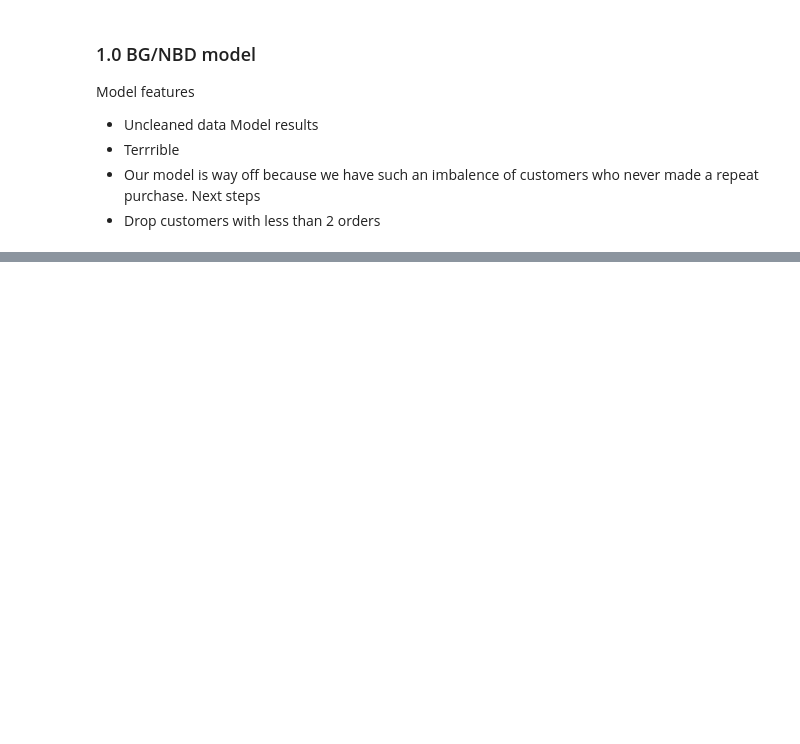
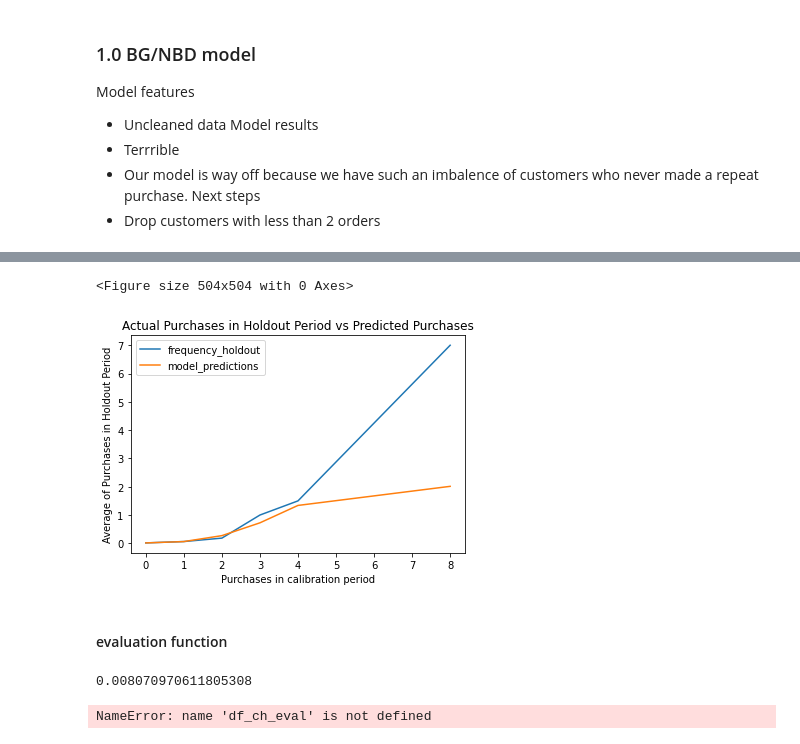
Before and after one commit to zander1268/custorama, a Jupyter notebook: bg_nbd_modeling.ipynb, the cells around one changed output, grey strips where cells are left out. Cells and saved outputs as stored; diff of their text form; code cells hidden in the pictures; blank space fills up the shorter version.

```diff
--- a/bg_nbd_modeling.ipynb
+++ b/bg_nbd_modeling.ipynb
@@ -161,0 +288,9 @@ plot_calibration_purchases_vs_holdout_purchases(bgf, df_ch)
+# %%
+# testing: predicted vs actual purchases in holdout period
+fig = plt.figure(figsize=(7, 7))
+plot_calibration_purchases_vs_holdout_purchases(bgf, df_ch);
+# %% [output]
+<Figure size 504x504 with 0 Axes>
+[figure, added]
+# %% [markdown]
+#### evaluation function
@@ -161,0 +306,19 @@ plot_calibration_purchases_vs_holdout_purchases(bgf, df_ch)
+# %%
+samp_cust_pred_trans(df_ch=df_ch,sample_customer_id='0000f46a3911fa3c0805444483337064',eval_period=240)
+# %% [output]
+0.008070970611805308
+# %%
+# transactions in the eval period, equals frequency_holdout + 1
+df_ch_eval
+df_ch_eval["n_transactions_holdout_real"] = df_ch["frequency_holdout"] + 1
+
+# the predicted number of transactions in the next 26 weeks (length of the observation period)
+df_ch_eval["n_transactions_holdout_pred"] = bgf.predict(t=240,
+                                                    frequency=df_ch['frequency_cal'],
+                                                    recency=df_ch['recency_cal'],
+                                                    T=df_ch['T_cal'])
+
+# comparison of the real and predicted transactions
+df_ch_eval[["n_transactions_holdout_real", "n_transactions_holdout_pred"]].head()
+# %% [output]
+NameError: name 'df_ch_eval' is not defined
```
Also changed, not shown: parts of 26 cells of this notebook, 4 other files.
